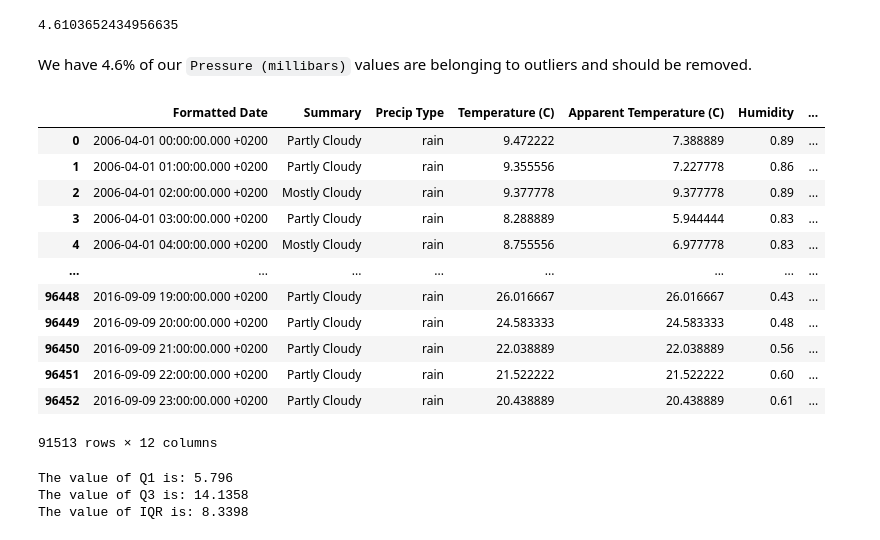
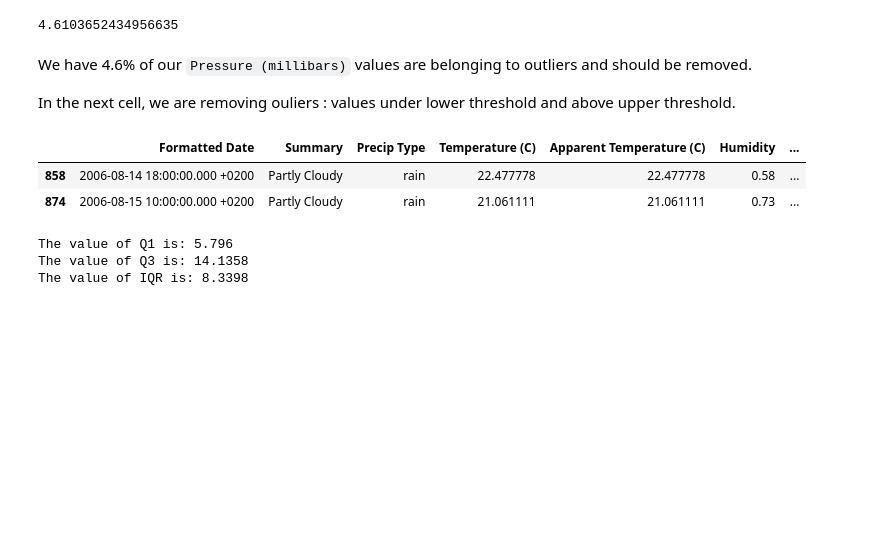
Before and after one commit to BaddyMAK/Data_cleaning_and_transformation, a Jupyter notebook: data_cleaning_and_transformation.ipynb, the cells around one changed output. Cells and saved outputs as stored; diff of their text form; code cells hidden in the pictures; blank space fills up the shorter version.

Commit message:
Final version of data cleaning and transformation

```diff
--- a/data_cleaning_and_transformation.ipynb
+++ b/data_cleaning_and_transformation.ipynb
@@ -618,23 +620,15 @@ num_total = df3['Pressure (millibars)'].count()
 4.6103652434956635
 # %% [markdown]
 We have 4.6% of our `Pressure (millibars)` values are belonging to outliers and should be removed.
+
+In the next cell, we are removing ouliers : values under lower threshold and above upper threshold.
 # %%
 clean_data=df3[~((df3['Pressure (millibars)']<(LOWER))  |  (df3['Pressure (millibars)']>(UPPER)))]
-clean_data
+clean_data.head(2)
 # %% [output]
 |  | Formatted Date | Summary | Precip Type | Temperature (C) | Apparent Temperature (C) | Humidity | ... |
-| 0 | 2006-04-01 00:00:00.000 +0200 | Partly Cloudy | rain | 9.472222 | 7.388889 | 0.89 | ... |
-| 1 | 2006-04-01 01:00:00.000 +0200 | Partly Cloudy | rain | 9.355556 | 7.227778 | 0.86 | ... |
-| 2 | 2006-04-01 02:00:00.000 +0200 | Mostly Cloudy | rain | 9.377778 | 9.377778 | 0.89 | ... |
-| 3 | 2006-04-01 03:00:00.000 +0200 | Partly Cloudy | rain | 8.288889 | 5.944444 | 0.83 | ... |
-| 4 | 2006-04-01 04:00:00.000 +0200 | Mostly Cloudy | rain | 8.755556 | 6.977778 | 0.83 | ... |
-| ... | ... | ... | ... | ... | ... | ... | ... |
-| 96448 | 2016-09-09 19:00:00.000 +0200 | Partly Cloudy | rain | 26.016667 | 26.016667 | 0.43 | ... |
-| 96449 | 2016-09-09 20:00:00.000 +0200 | Partly Cloudy | rain | 24.583333 | 24.583333 | 0.48 | ... |
-| 96450 | 2016-09-09 21:00:00.000 +0200 | Partly Cloudy | rain | 22.038889 | 22.038889 | 0.56 | ... |
-| 96451 | 2016-09-09 22:00:00.000 +0200 | Partly Cloudy | rain | 21.522222 | 21.522222 | 0.60 | ... |
-| 96452 | 2016-09-09 23:00:00.000 +0200 | Partly Cloudy | rain | 20.438889 | 20.438889 | 0.61 | ... |
+| 858 | 2006-08-14 18:00:00.000 +0200 | Partly Cloudy | rain | 22.477778 | 22.477778 | 0.58 | ... |
+| 874 | 2006-08-15 10:00:00.000 +0200 | Partly Cloudy | rain | 21.061111 | 21.061111 | 0.73 | ... |
-91513 rows × 12 columns
 # %%
 #Calculating the outliers for Wind Speed (km/h)
 Q1 = df3['Wind Speed (km/h)'].quantile(0.25)
```
Also changed, not shown: parts of 39 cells of this notebook.
